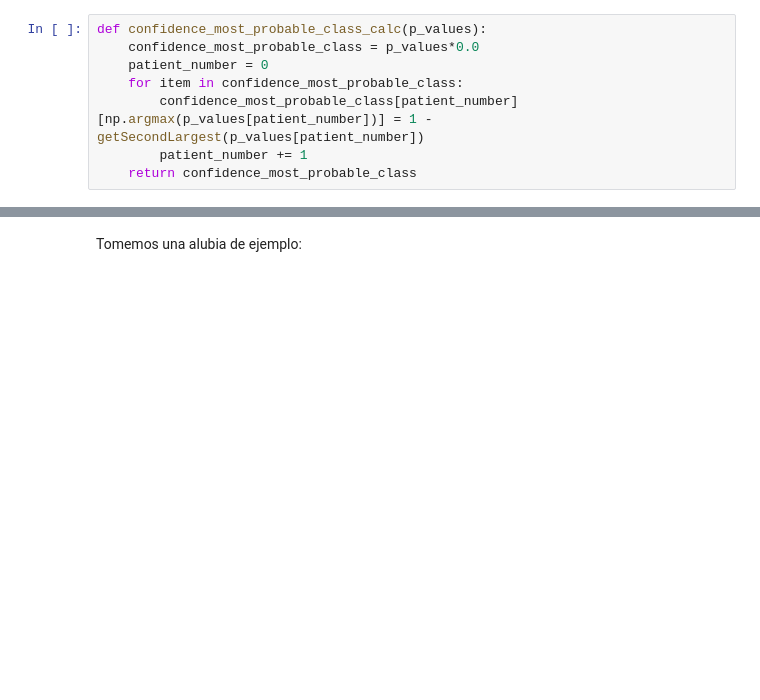
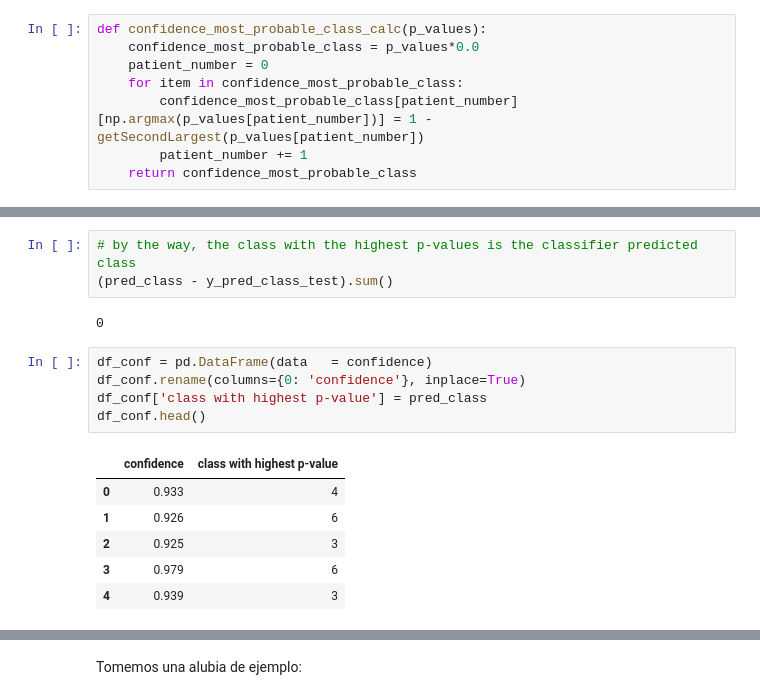
Before and after one commit to MMdeCastro/Uncertainty_Quantification_XAI, a Jupyter notebook: UQ_multiclass.ipynb, the cells around one changed output, grey strips where cells are left out. Drawn from its saved outputs; the diff is of its cells as text; blank space fills up the shorter version.

```diff
--- a/UQ_multiclass.ipynb
+++ b/UQ_multiclass.ipynb
@@ -739,0 +746,17 @@ array([[0.   , 0.   , 0.   , ..., 0.933, 0.   , 0.   ],
+# %%
+# by the way, the class with the highest p-values is the classifier predicted class
+(pred_class - y_pred_class_test).sum()
+# %% [output]
+0
+# %%
+df_conf = pd.DataFrame(data   = confidence)
+df_conf.rename(columns={0: 'confidence'}, inplace=True)
+df_conf['class with highest p-value'] = pred_class
+df_conf.head()
+# %% [output]
+|  | confidence | class with highest p-value |
+| 0 | 0.933 | 4 |
+| 1 | 0.926 | 6 |
+| 2 | 0.925 | 3 |
+| 3 | 0.979 | 6 |
+| 4 | 0.939 | 3 |
```
Also changed, not shown: parts of 16 cells of this notebook.
